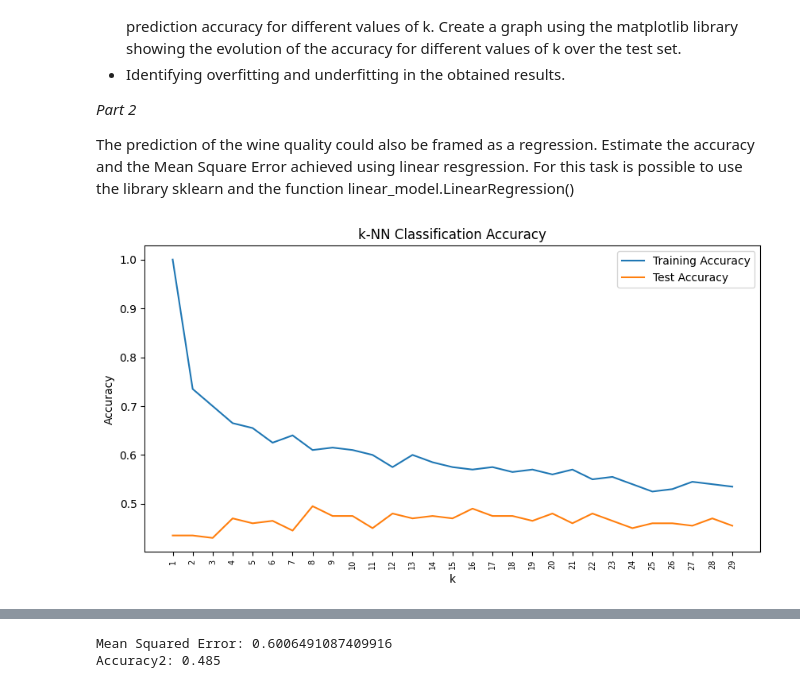
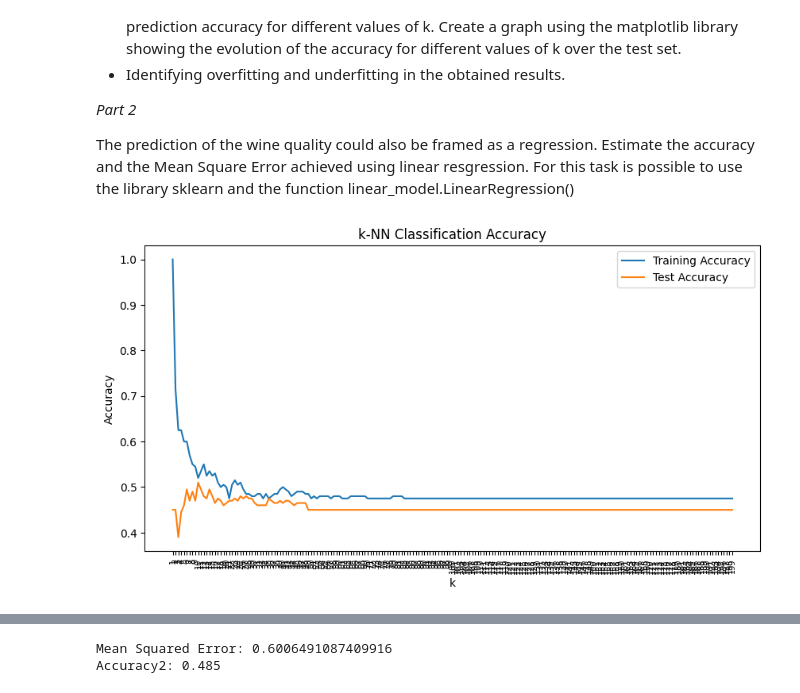
Before and after one commit to A-M-Alizadeh/Statistical-Labs, a Jupyter notebook: Stat Labs/Computer LAB 1/Lab1.ipynb, the cells around one changed output, grey strips where cells are left out. Saved outputs shown, nothing was run; the diff lists cells and outputs as text; code cells hidden in the pictures.

```diff
--- a/Stat Labs/Computer LAB 1/Lab1.ipynb
+++ b/Stat Labs/Computer LAB 1/Lab1.ipynb
@@ -59,7 +59,7 @@ def k_nn_classifier(sample, myData, k):
 # Loop over different values of k and compute accuracies
 train_accuracies = []
 test_accuracies = []
-ks = range(1, 31)  # Assuming you want to test k from 1 to 20
+ks = range(1, 200)  # Assuming you want to test k from 1 to 20
 for k in ks:
     correct_train = 0
     correct_test = 0
@@ -151,38 +151,38 @@ Test_Set = Data[200:,:]
 # Loop over different values of k and compute accuracies
 train_accuracies = []
 test_accuracies = []
-ks = range(1, 30)  # Assuming you want to test k from 1 to 30
+ks = range(1, 200)  # Assuming you want to test k from 1 to 30
 ypred = []
 for k in ks:
     correct_train = 0
     correct_test = 0
 
     # Evaluate on training set
     for sample in Train_Set:
         predicted_class = k_nn_classifier(sample, Train_Set, k)
         if predicted_class == sample[-1]:
             correct_train += 1
 
     # Evaluate on test set
     for sample in Test_Set:
         predicted_class = k_nn_classifier(sample, Train_Set, k)
         ypred.append(predicted_class)
         if predicted_class == sample[-1]:
             correct_test += 1
 
     train_accuracies.append(correct_train / len(Train_Set))
     test_accuracies.append(correct_test / len(Test_Set))
 
 # Plot accuracies
 plt.figure(figsize=(10, 5))
 plt.plot(ks, train_accuracies, label='Training Accuracy')
 plt.plot(ks, test_accuracies, label='Test Accuracy')
 plt.xticks(ks, rotation=90, fontsize=7)
 plt.xlabel('k')
 plt.ylabel('Accuracy')
 plt.legend()
 plt.title('k-NN Classification Accuracy')
 plt.show()
 #To be completed by the student
 # %% [output]
-[figure, old version]
+[figure, new version]
```
Also changed, not shown: parts of 3 cells of this notebook, 1 other file.
